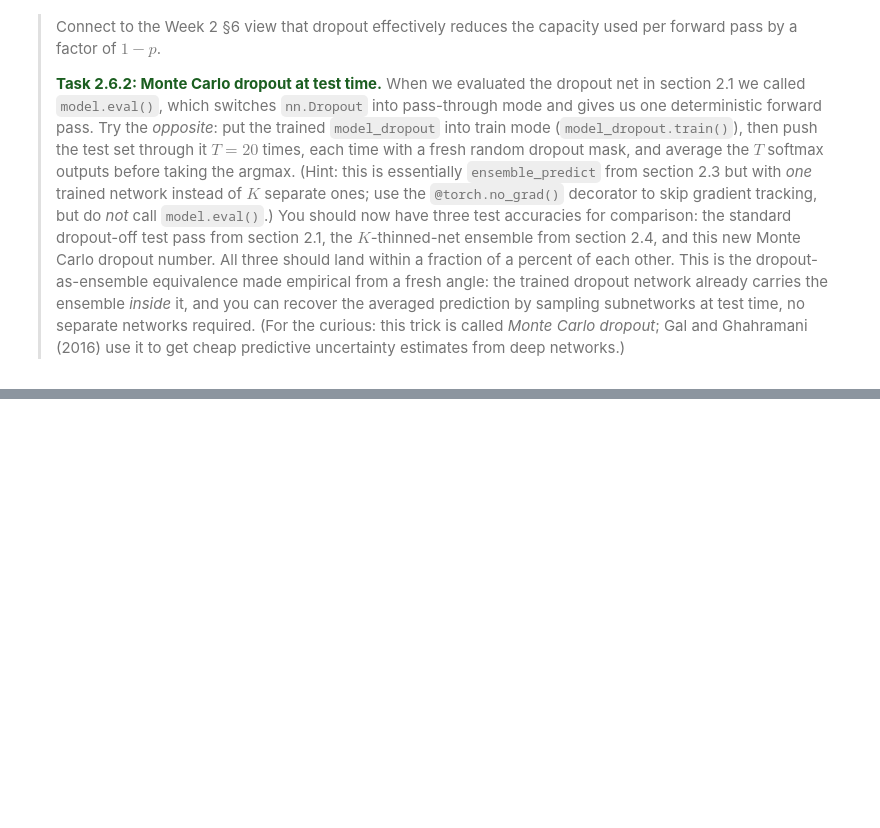
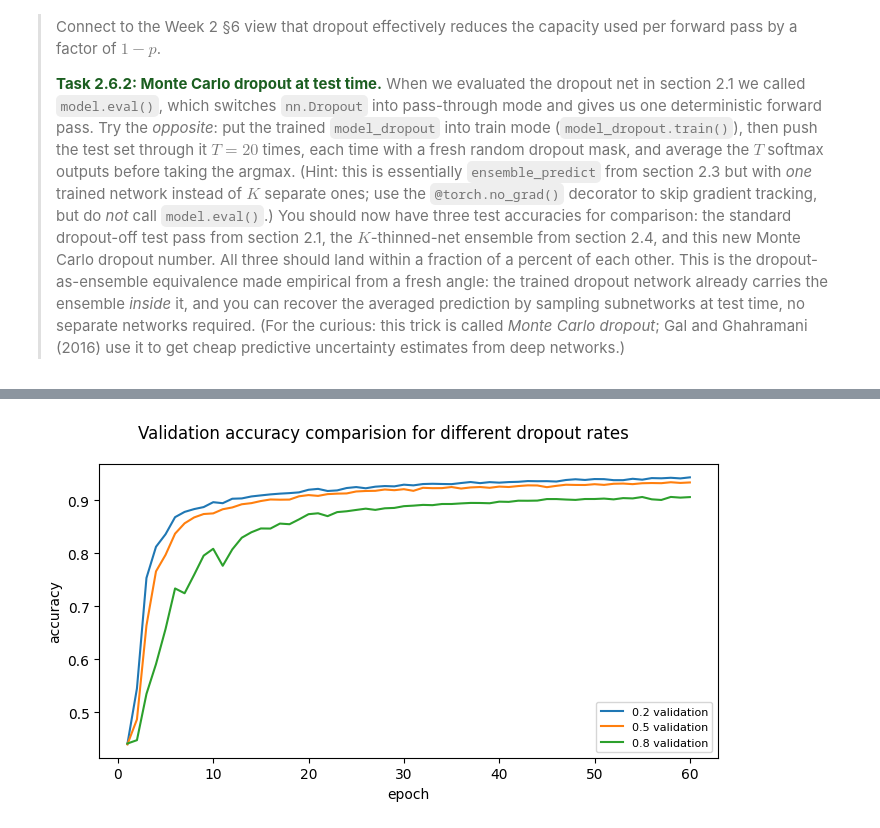
Before and after one commit to 9yifanchen9/MATH3881-5881, a Jupyter notebook: tutorials/week03/Week3_Practice_Tutorial.ipynb, the cells around one changed output, grey strips where cells are left out. Cells and saved outputs as stored; diff of their text form; code cells hidden in the pictures; blank space fills up the shorter version.

```diff
--- a/tutorials/week03/Week3_Practice_Tutorial.ipynb
+++ b/tutorials/week03/Week3_Practice_Tutorial.ipynb
@@ -513,3 +517,16 @@ That last point is the empirical content of the dropout-as-ensemble claim. Dropo
+# %%
+histories = [d['val_acc'] for d in dropout_fit_results]
+names = [str(p) for p in dropout_rates]
+
+fig, ax_acc = plt.subplots(1, 1, figsize=(7, 4))
+for h, name in zip(histories, names):
+    epochs = range(1, len(h) + 1)
+    ax_acc.plot(epochs, h, label=f'{name} validation')
+ax_acc.set_xlabel('epoch'); ax_acc.set_ylabel('accuracy'); ax_acc.legend(fontsize=8)
+fig.suptitle("Validation accuracy comparision for different dropout rates"); fig.tight_layout()
+plt.show()
+# %% [output]
+[figure, added]
 # %%
 # Task 2.6.2: Monte Carlo dropout at test time.
 #
```
Also changed, not shown: parts of 5 cells of this notebook.
